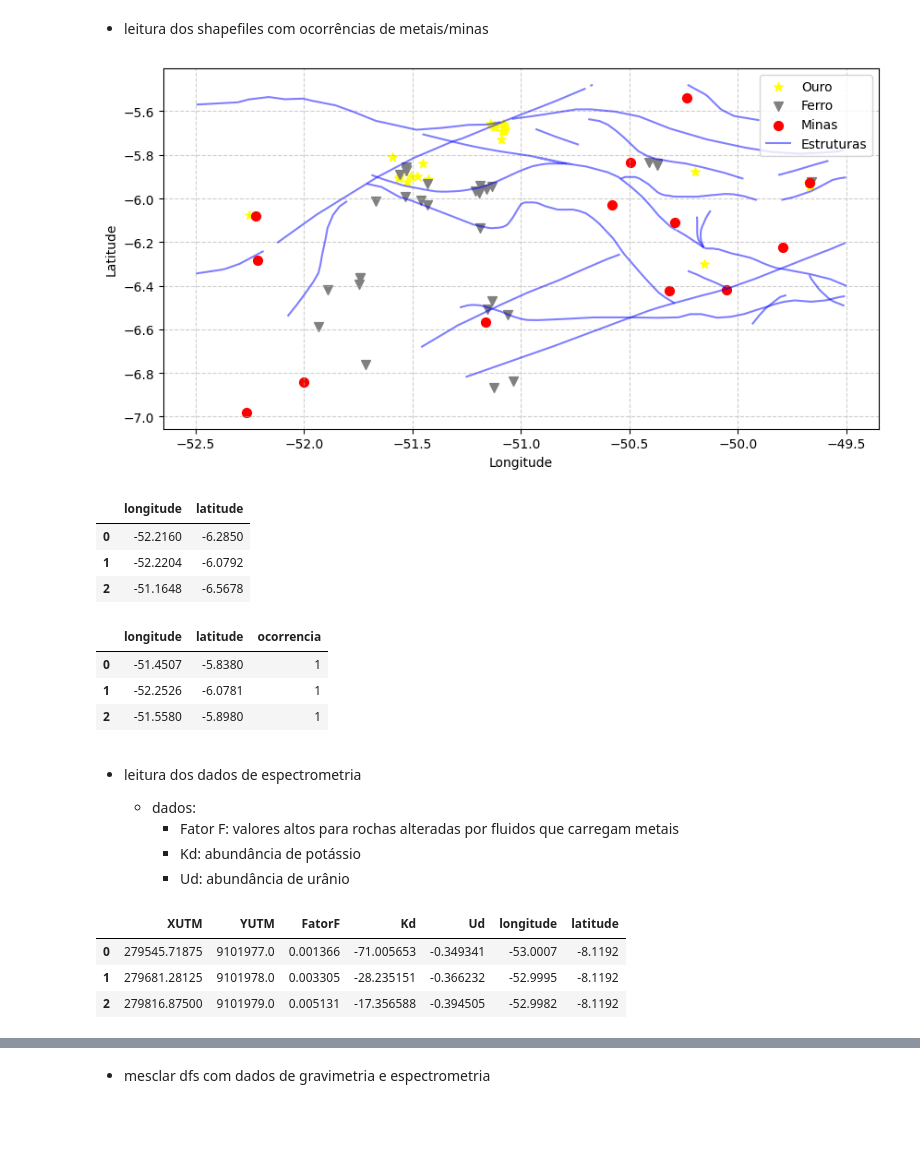
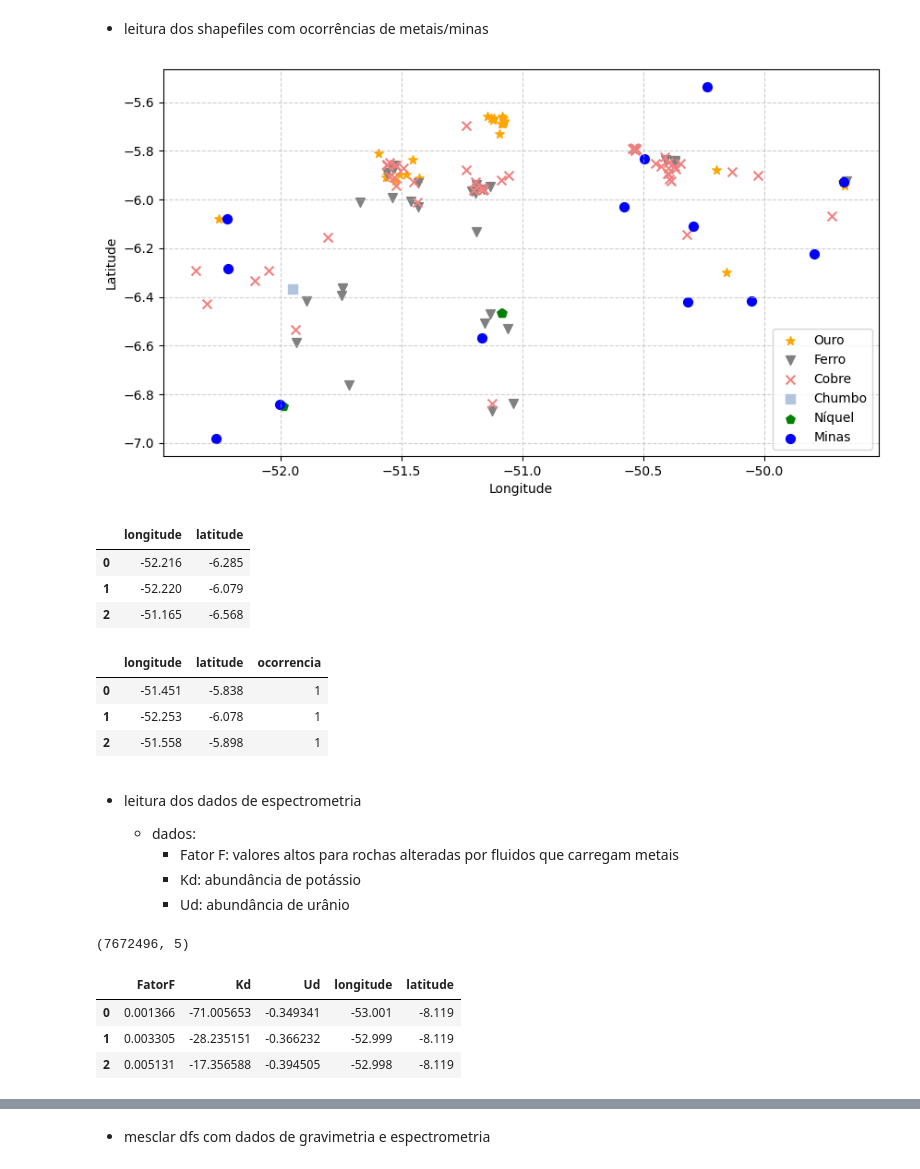
Before and after one commit to renan2scarvalho/tcc-univesp, a Jupyter notebook: notebooks/v1/tcc_ouro.ipynb, the cells around one changed output, grey strips where cells are left out. Drawn from its saved outputs; the diff is of its cells as text; code cells hidden in the pictures; blank space fills up the shorter version.

```diff
--- a/notebooks/v1/tcc_ouro.ipynb
+++ b/notebooks/v1/tcc_ouro.ipynb
@@ -330,11 +323,11 @@ def pipeline_ml_undersampling(pipelines, cv, X_train, X_test, y_train, y_test):
 
 # ! leitura dos arquivos com conversão para latitude/longitude
 ouro = convert_shapefile_to_latlon(Path(shp_dir, "ocorrencias_Au.shp"))
-# cobre = convert_shapefile_to_latlon(Path(shp_dir, 'ocorrencias_Cu.shp'))
+cobre = convert_shapefile_to_latlon(Path(shp_dir, 'ocorrencias_Cu.shp'))
 ferro = convert_shapefile_to_latlon(Path(shp_dir, "ocorrencias_Fe.shp"))
 # manganes = convert_shapefile_to_latlon(Path(shp_dir, 'ocorrencias_Mn.shp'))
-# niquel = convert_shapefile_to_latlon(Path(shp_dir, 'ocorrencias_Ni.shp'))
-# chumbo = convert_shapefile_to_latlon(Path(shp_dir, 'ocorrencias_Pb.shp'))
+niquel = convert_shapefile_to_latlon(Path(shp_dir, 'ocorrencias_Ni.shp'))
+chumbo = convert_shapefile_to_latlon(Path(shp_dir, 'ocorrencias_Pb.shp'))
 # estanho = convert_shapefile_to_latlon(Path(shp_dir, 'ocorrencias_Sn.shp'))
 
 minas = convert_shapefile_to_latlon(Path(shp_dir, "minas.shp"))
@@ -342,43 +335,47 @@ minas = convert_shapefile_to_latlon(Path(shp_dir, "minas.shp"))
 estruturas = convert_shapefile_to_latlon(Path(shp_dir, "estruturas_ln.shp"))
 # %%
 # https://matplotlib.org/stable/api/markers_api.html
+# https://matplotlib.org/stable/gallery/color/named_colors.html
 fig, ax = plt.subplots(figsize=(10, 10))
-ouro.plot(ax=ax, color="yellow", marker="*", markersize=50, label="Ouro")
+ouro.plot(ax=ax, color="orange", marker="*", markersize=50, label="Ouro")
 ferro.plot(ax=ax, color="gray", marker="v", markersize=50, label="Ferro")
-minas.plot(ax=ax, color="red", marker="o", markersize=50, label="Minas")
-estruturas.plot(ax=ax, color='blue', alpha=0.5, label='Estruturas')
+cobre.plot(ax=ax, color="lightcoral", marker="x", markersize=50, label="Cobre")
+chumbo.plot(ax=ax, color="lightsteelblue", marker="s", markersize=50, label="Chumbo")
+niquel.plot(ax=ax, color="green", marker="p", markersize=50, label="Níquel")
+minas.plot(ax=ax, color="blue", marker="o", markersize=50, label="Minas")
+# estruturas.plot(ax=ax, color='blue', alpha=0.5, label='Estruturas')
 plt.xlabel("Longitude")
 plt.ylabel("Latitude")
 plt.grid(visible=True, alpha=0.6, linestyle="--")
-plt.legend()
+plt.legend(loc='lower right')
 plt.show()
 # %% [output]
-[figure, old version]
+[figure, new version]
 # %%
 df_minas = pd.DataFrame(minas)
 df_minas = df_minas[["longitude", "latitude"]]
-df_minas["longitude"] = df_minas["longitude"].round(4)
-df_minas["latitude"] = df_minas["latitude"].round(4)
+df_minas["longitude"] = df_minas["longitude"].round(arredondamento)
+df_minas["latitude"] = df_minas["latitude"].round(arredondamento)
 
 df_minas.head(3)
 # %% [output]
 |  | longitude | latitude |
-| 0 | -52.2160 | -6.2850 |
-| 1 | -52.2204 | -6.0792 |
-| 2 | -51.1648 | -6.5678 |
+| 0 | -52.216 | -6.285 |
+| 1 | -52.220 | -6.079 |
+| 2 | -51.165 | -6.568 |
 # %%
 df_minerio = pd.DataFrame(ouro)
 df_minerio = df_minerio[["longitude", "latitude"]]
-df_minerio["longitude"] = df_minerio["longitude"].round(4)
-df_minerio["latitude"] = df_minerio["latitude"].round(4)
+df_minerio["longitude"] = df_minerio["longitude"].round(arredondamento)
+df_minerio["latitude"] = df_minerio["latitude"].round(arredondamento)
 df_minerio["ocorrencia"] = 1
 
 df_minerio.head(3)
 # %% [output]
 |  | longitude | latitude | ocorrencia |
-| 0 | -51.4507 | -5.8380 | 1 |
-| 1 | -52.2526 | -6.0781 | 1 |
-| 2 | -51.5580 | -5.8980 | 1 |
+| 0 | -51.451 | -5.838 | 1 |
+| 1 | -52.253 | -6.078 | 1 |
+| 2 | -51.558 | -5.898 | 1 |
 # %% [markdown]
 - leitura dos dados de espectrometria
 
@@ -399,12 +396,15 @@ spec_data = pd.read_csv(
 )
 # spec_data.rename(columns={"XUTM": "X", "YUTM": "Y"}, inplace=True)
 spec_data = utm_to_latlon(spec_data, x_col="XUTM", y_col="YUTM")
+spec_data = spec_data.drop(['XUTM', 'YUTM'], axis=1)
+print(spec_data.shape)
 spec_data.head(3)
 # %% [output]
+(7672496, 5)
-|  | XUTM | YUTM | FatorF | Kd | Ud | longitude | latitude |
-| 0 | 279545.71875 | 9101977.0 | 0.001366 | -71.005653 | -0.349341 | -53.0007 | -8.1192 |
-| 1 | 279681.28125 | 9101978.0 | 0.003305 | -28.235151 | -0.366232 | -52.9995 | -8.1192 |
-| 2 | 279816.87500 | 9101979.0 | 0.005131 | -17.356588 | -0.394505 | -52.9982 | -8.1192 |
+|  | FatorF | Kd | Ud | longitude | latitude |
+| 0 | 0.001366 | -71.005653 | -0.349341 | -53.001 | -8.119 |
+| 1 | 0.003305 | -28.235151 | -0.366232 | -52.999 | -8.119 |
+| 2 | 0.005131 | -17.356588 | -0.394505 | -52.998 | -8.119 |
 # %% [markdown]
 - leitura dos dados de gravimetria
 
```
Also changed, not shown: parts of 38 cells of this notebook, 1 other file.
